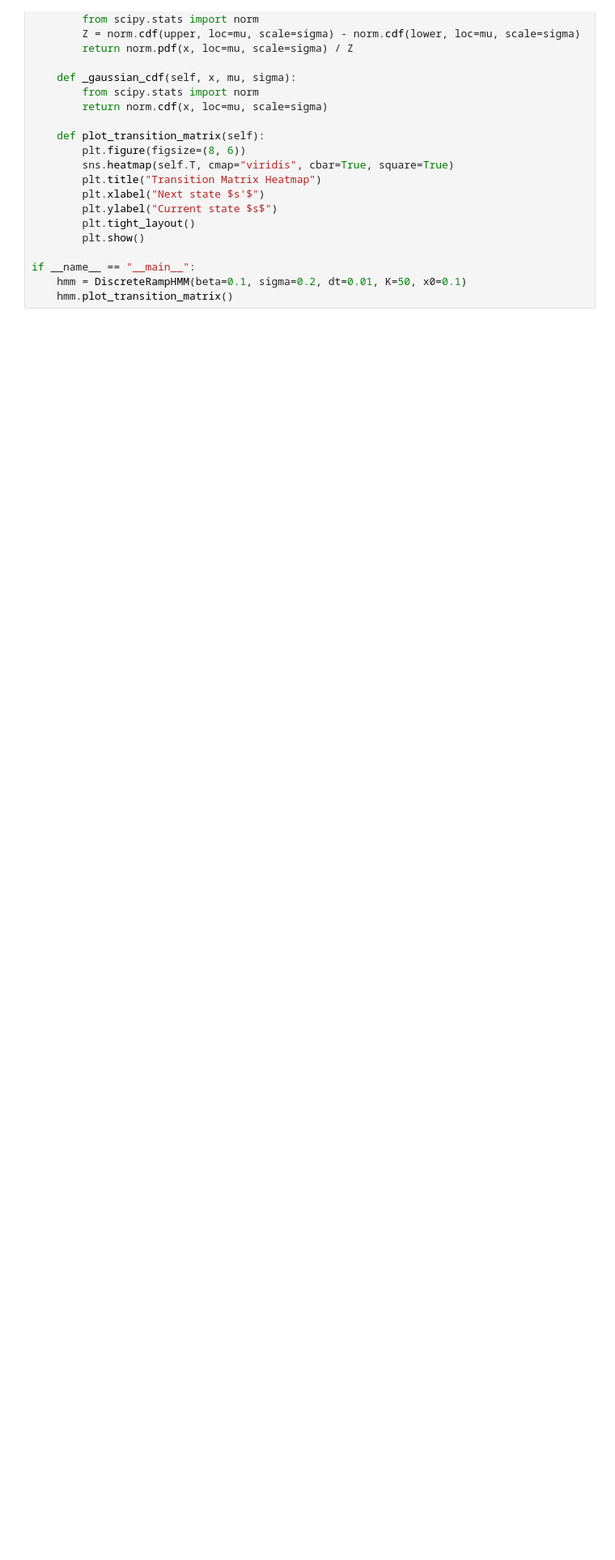
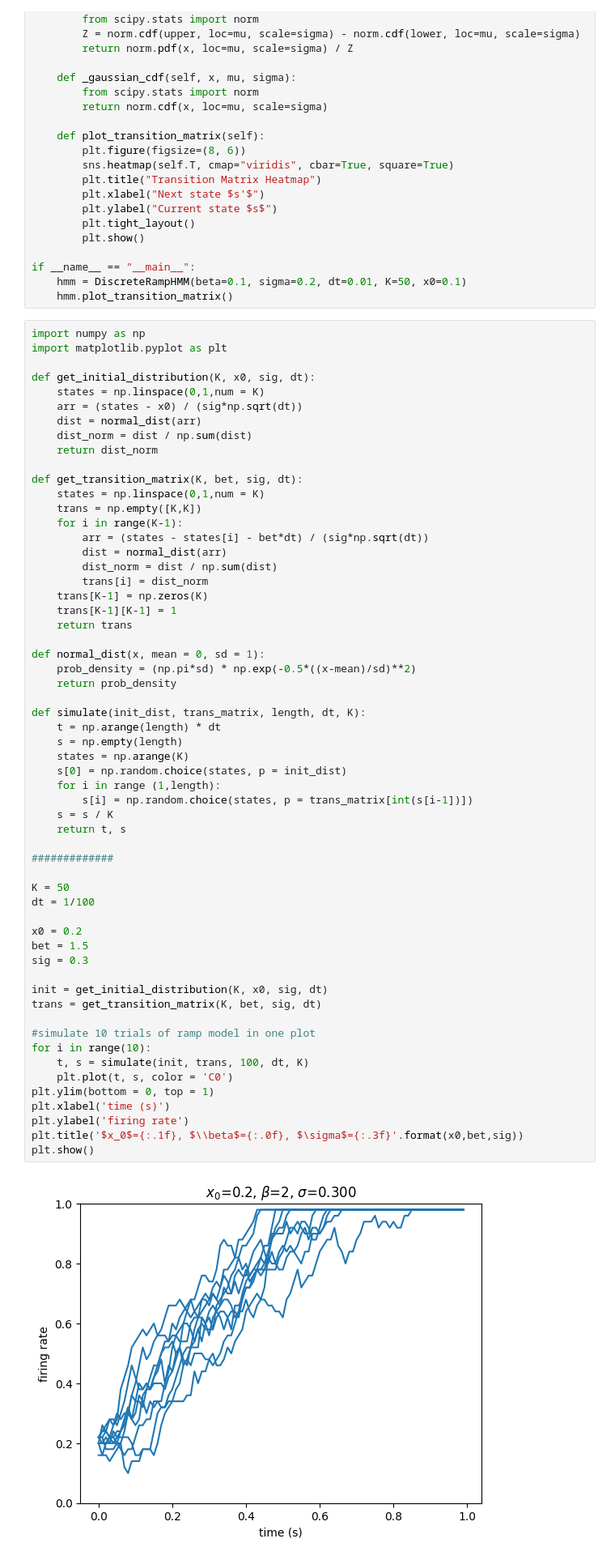
Before and after one commit to oparker7/gg3, a Jupyter notebook: Task 2/Archive.ipynb, the cells around one changed output. Shown: that part at 81% size. Cells and saved outputs as stored; diff of their text form; blank space fills up the shorter version.

```diff
--- a/Task 2/Archive.ipynb
+++ b/Task 2/Archive.ipynb
@@ -144,3 +144,63 @@ class DiscreteRampHMM:
 if __name__ == "__main__":
     hmm = DiscreteRampHMM(beta=0.1, sigma=0.2, dt=0.01, K=50, x0=0.1)
     hmm.plot_transition_matrix()
+# %%
+import numpy as np
+import matplotlib.pyplot as plt
+
+def get_initial_distribution(K, x0, sig, dt):
+    states = np.linspace(0,1,num = K)
+    arr = (states - x0) / (sig*np.sqrt(dt))
+    dist = normal_dist(arr)
+    dist_norm = dist / np.sum(dist)
+    return dist_norm
+
+def get_transition_matrix(K, bet, sig, dt):
+    states = np.linspace(0,1,num = K)
+    trans = np.empty([K,K])
+    for i in range(K-1):
+        arr = (states - states[i] - bet*dt) / (sig*np.sqrt(dt))
+        dist = normal_dist(arr)
+        dist_norm = dist / np.sum(dist)
+        trans[i] = dist_norm
+    trans[K-1] = np.zeros(K)
+    trans[K-1][K-1] = 1
+    return trans
+
+def normal_dist(x, mean = 0, sd = 1):
+    prob_density = (np.pi*sd) * np.exp(-0.5*((x-mean)/sd)**2)
+    return prob_density
+
+def simulate(init_dist, trans_matrix, length, dt, K):
+    t = np.arange(length) * dt
+    s = np.empty(length)
+    states = np.arange(K)
+    s[0] = np.random.choice(states, p = init_dist)
+    for i in range (1,length):
+        s[i] = np.random.choice(states, p = trans_matrix[int(s[i-1])])
+    s = s / K
+    return t, s
+
+#############
+
+K = 50
+dt = 1/100
+
+x0 = 0.2
+bet = 1.5
+sig = 0.3
+
+init = get_initial_distribution(K, x0, sig, dt)
+trans = get_transition_matrix(K, bet, sig, dt)
+
+#simulate 10 trials of ramp model in one plot
+for i in range(10):
+    t, s = simulate(init, trans, 100, dt, K)
+    plt.plot(t, s, color = 'C0')
+plt.ylim(bottom = 0, top = 1)
+plt.xlabel('time (s)')
+plt.ylabel('firing rate')
+plt.title('$x_0$={:.1f}, $\\beta$={:.0f}, $\sigma$={:.3f}'.format(x0,bet,sig))
+plt.show()
+# %% [output]
+[figure, added]
```
Also changed, not shown: 1 other file.
